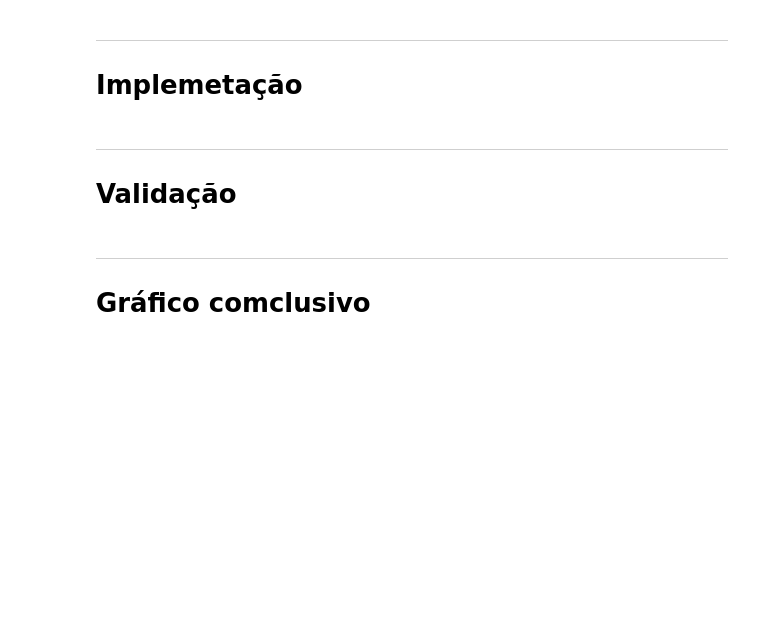
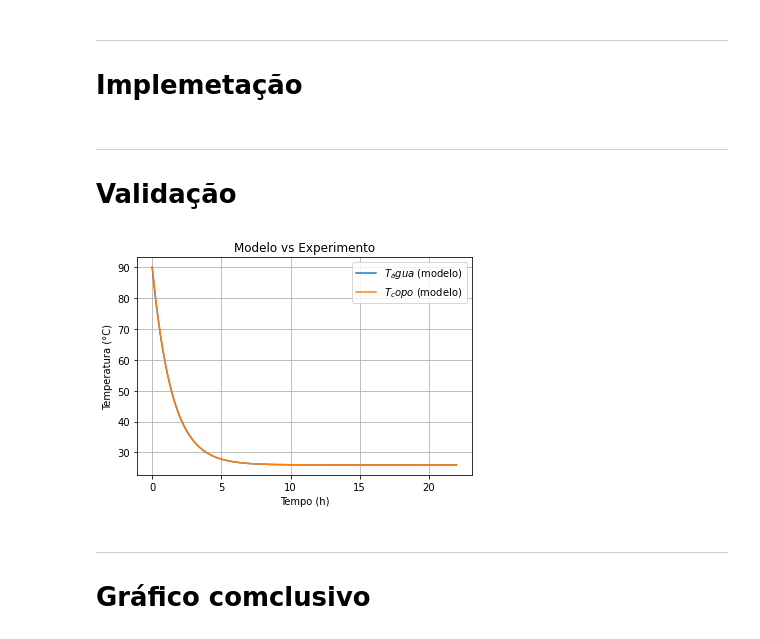
Before and after one commit to pedroivoal/Modsim-P2, a Jupyter notebook: jup.ipynb, the cells around one changed output. Cells and saved outputs as stored; diff of their text form; code cells hidden in the pictures; blank space fills up the shorter version.

```diff
--- a/jup.ipynb
+++ b/jup.ipynb
@@ -103,29 +103,28 @@ def modelo(x, lista_t_h):
 # Validação
 # %%
 
-lista_t_s = np.arange(0, 3600 * 24, 20)  # tempo (s)
-lista_t_h = lista_t_s/3600          # tempo (h)
+lista_t_s = np.arange(0, 3600 * 22, 20)  # tempo (s)
+lista_t_h = lista_t_s/3600               # tempo (h)
 
 x0 = [T_agua, T_copo]
 
 lista_x = odeint(modelo, x0, lista_t_h)
 
 lista_Ta = lista_x[:,0]-273.15
 lista_Tc = lista_x[:,1]-273.15
 
 plt.plot(lista_t_h, lista_Ta, label = '$T_água$ (modelo)')
 plt.plot(lista_t_h, lista_Tc, label = '$T_copo$ (modelo)')
 # plt.plot(lista_t_h, experimento, '$T_água$ (experimento)')
 
 plt.title('Modelo vs Experimento')
 plt.xlabel('Tempo (h)')
 plt.ylabel('Temperatura (°C)')
 plt.legend()
 plt.grid(True)
 plt.show()
-
-# Hora em que T_água = 1.002*T_ar
-# print('Temperatura da água entre é 2% maior que a do ambiente no hora',T_equilibrio(lista_Ta, lista_t_h))
+# %% [output]
+[figure, added]
 # %% [markdown]
 ---
 # Gráfico comclusivo
```
Also changed, not shown: parts of 1 cell of this notebook.
